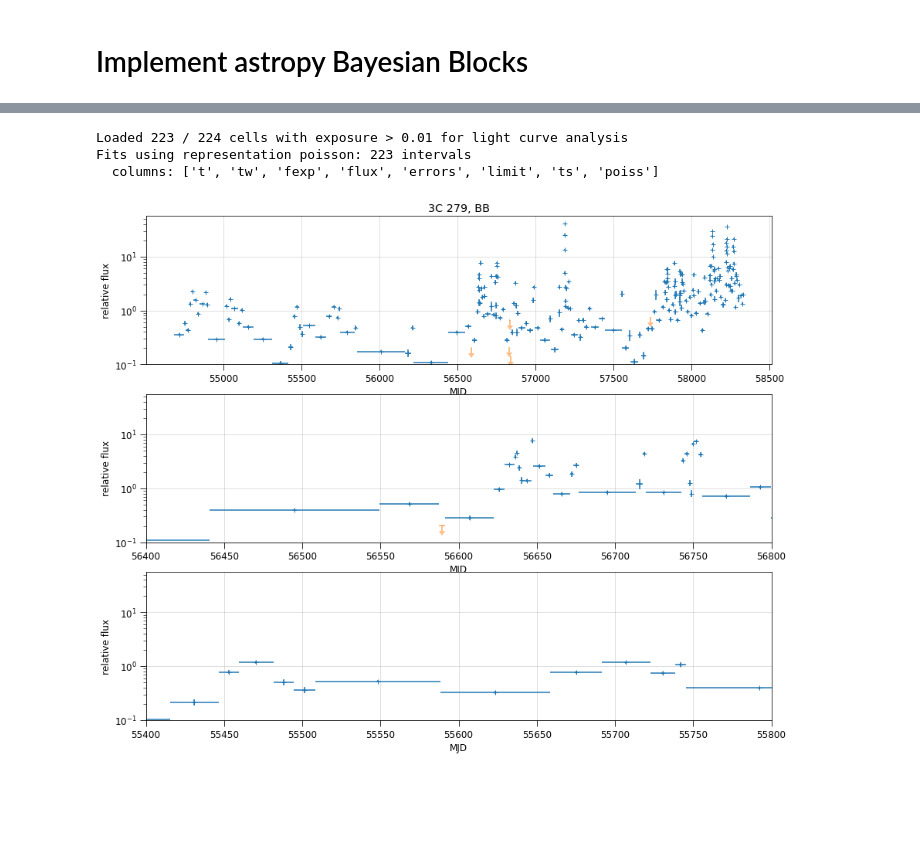
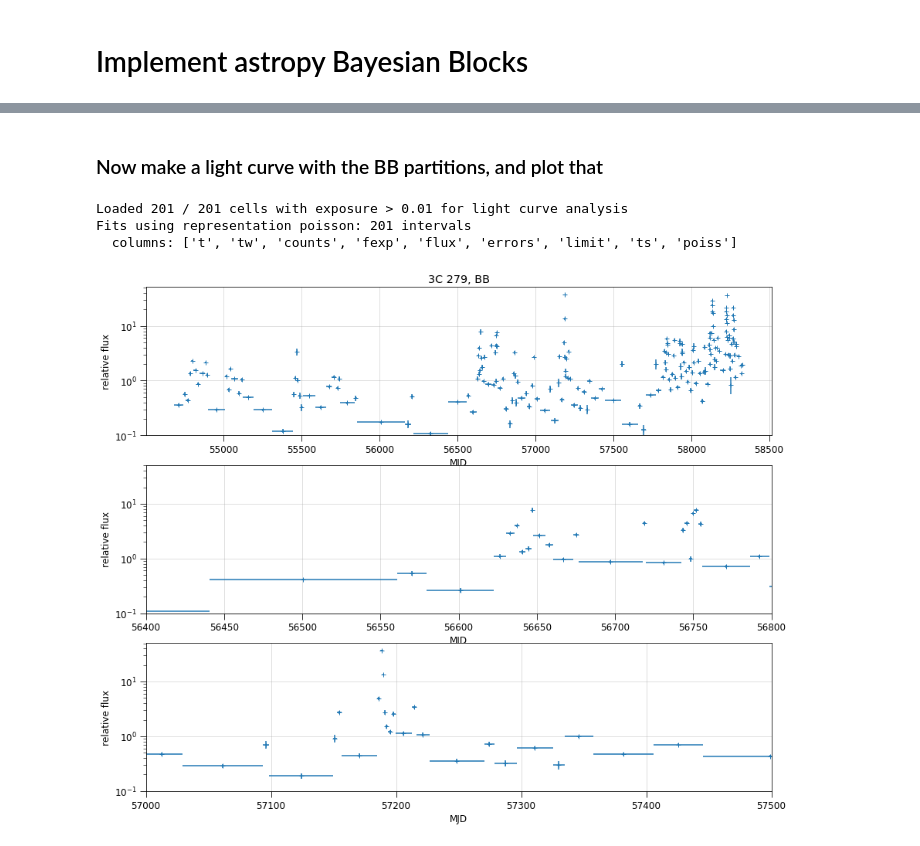
Before and after one commit to tburnett/lat-timing, a Jupyter notebook: notebooks/code development/my bayesian_blocks.ipynb, the cells around one changed output, grey strips where cells are left out. Cells and saved outputs as stored; diff of their text form; code cells hidden in the pictures; blank space fills up the shorter version.

Commit message:
Plots using latest interface

```diff
--- a/notebooks/code development/my bayesian_blocks.ipynb
+++ b/notebooks/code development/my bayesian_blocks.ipynb
@@ -10,6 +12,8 @@ warnings.filterwarnings('error')
 # %%
 cdata = main.Main('3C 279',  interval=1, mjd_range=None,
                  weight_file='/nfs/farm/g/glast/g/catalog/pointlike/curr/uw9011/3C279_weights.pkl')
+cbw=cdata.binned_weights()
+lcp = light_curve.LightCurve(cbw, rep='poisson', min_exp=0.1)
 # %% [output]
 Source 3C 279 at: (l,b)=(305.104,57.062); ROI radius=5
 Loading data from 127 months
@@ -23,6 +39,4 @@ Adding weights from file /nfs/farm/g/glast/g/catalog/pointlike/skymodels/P8_10ye
 # %%
-reload(light_curve)
-bb = light_curve.BayesianBlocks(cdata)
-
-%time bw =  bb.partition()
+bb = light_curve.BayesianBlocks(lcp)
+%time edges =  bb.partition()
 # %% [output]
@@ -33,13 +47,15 @@ Wall time: 1.43 s
+# %% [markdown]
+### Now make a light curve with the BB partitions, and plot that
 # %%
-lc =bb.light_curve(bw)
+lc =bb.light_curve(edges, min_exp=0.01)
 # %% [output]
-Loaded 223 / 224 cells with exposure > 0.01 for light curve analysis
-Fits using representation poisson: 223 intervals
-  columns: ['t', 'tw', 'fexp', 'flux', 'errors', 'limit', 'ts', 'poiss']
+Loaded 201 / 201 cells with exposure > 0.01 for light curve analysis
+Fits using representation poisson: 201 intervals
+  columns: ['t', 'tw', 'counts', 'fexp', 'flux', 'errors', 'limit', 'ts', 'poiss']
 # %%
 fig, (ax1, ax2, ax3) = plt.subplots(3,1, figsize=(15,12))
 lc.flux_plot(ax=ax1, yscale='log', ylim=(0.1,None), title='3C 279, BB');
 lc.flux_plot(ax=ax2, yscale='log', ylim=(0.1,None), xlim=(56400, 56800), title=' ')
-lc.flux_plot(ax=ax3, yscale='log', ylim=(0.1,None), xlim=(55400, 55800), title=' ');
+lc.flux_plot(ax=ax3, yscale='log', ylim=(0.1,None), xlim=(57000, 57500), title=' ');
 # %% [output]
-[figure, old version]
+[figure, new version]
```
Also changed, not shown: parts of 6 cells of this notebook.
